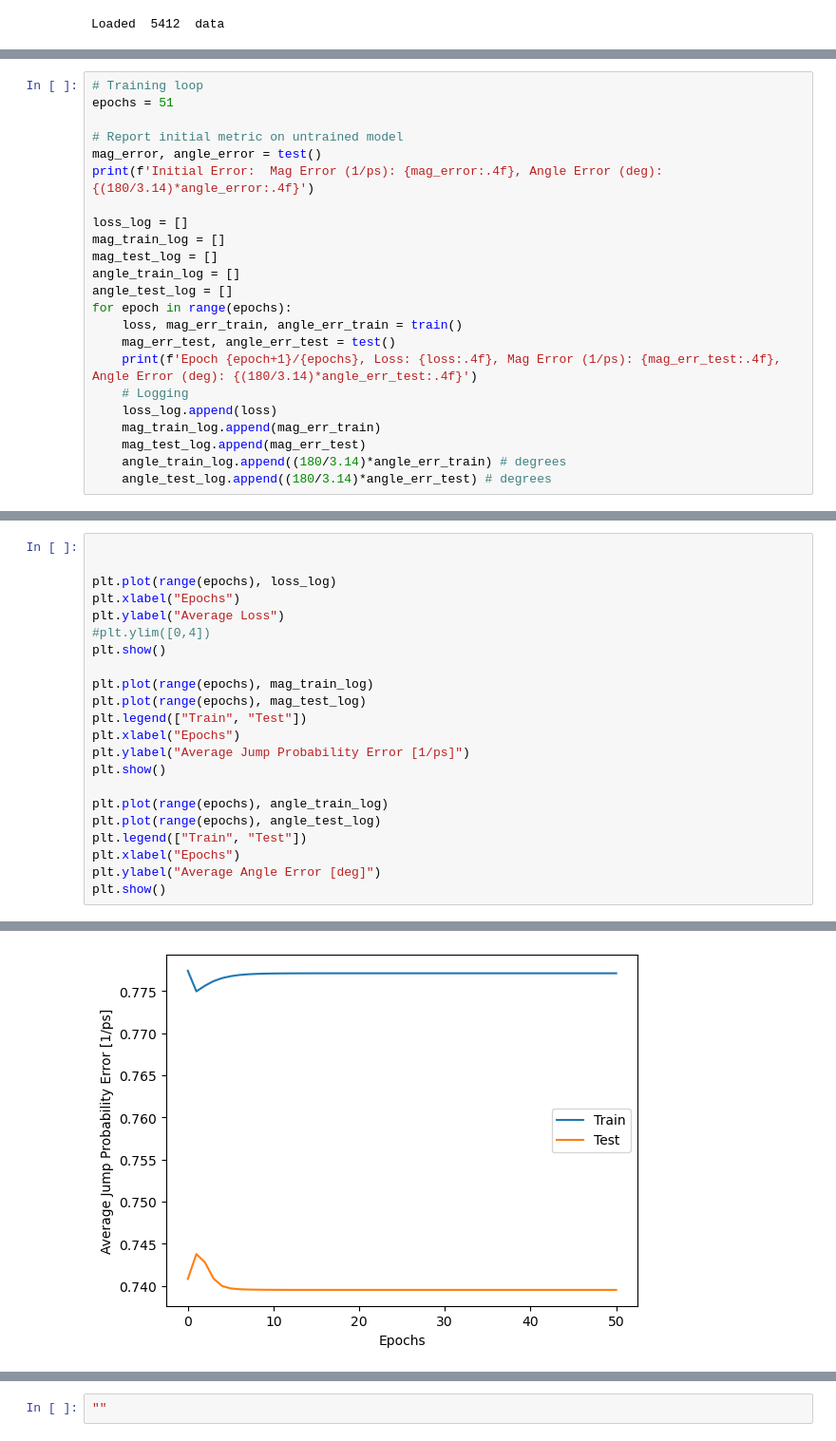
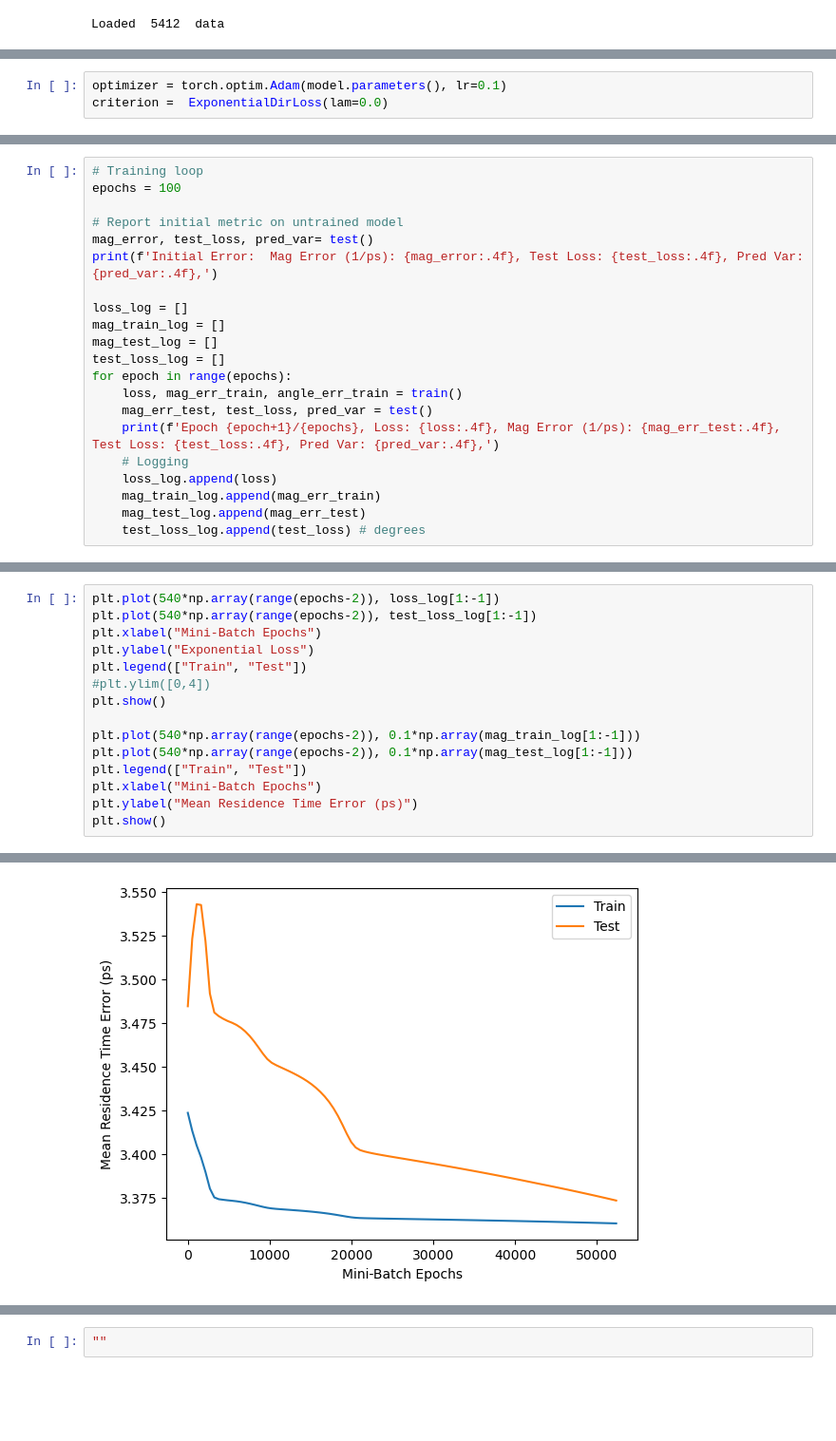
Before and after one commit to adampotter0105/Cation-Migration-ML, a Jupyter notebook: model.ipynb, the cells around one changed output, grey strips where cells are left out. Shown: that part at 95% size. Drawn from its saved outputs; the diff is of its cells as text; blank space fills up the shorter version.

```diff
--- a/model.ipynb
+++ b/model.ipynb
@@ -158,3 +192,6 @@ criterion = ExponentialDirLoss(lam=0.0)
+# %%
+optimizer = torch.optim.Adam(model.parameters(), lr=0.1)
+criterion =  ExponentialDirLoss(lam=0.0)
 # %%
 def train():
     """
@@ -224,24 +267,22 @@ def test():
 # %%
 # Training loop
-epochs = 51
+epochs = 100
 
 # Report initial metric on untrained model
-mag_error, angle_error = test()
-print(f'Initial Error:  Mag Error (1/ps): {mag_error:.4f}, Angle Error (deg): {(180/3.14)*angle_error:.4f}')
+mag_error, test_loss, pred_var= test()
+print(f'Initial Error:  Mag Error (1/ps): {mag_error:.4f}, Test Loss: {test_loss:.4f}, Pred Var: {pred_var:.4f},')
 
 loss_log = []
 mag_train_log = []
 mag_test_log = []
-angle_train_log = []
-angle_test_log = []
+test_loss_log = []
 for epoch in range(epochs):
     loss, mag_err_train, angle_err_train = train()
-    mag_err_test, angle_err_test = test()
-    print(f'Epoch {epoch+1}/{epochs}, Loss: {loss:.4f}, Mag Error (1/ps): {mag_err_test:.4f}, Angle Error (deg): {(180/3.14)*angle_err_test:.4f}')
+    mag_err_test, test_loss, pred_var = test()
+    print(f'Epoch {epoch+1}/{epochs}, Loss: {loss:.4f}, Mag Error (1/ps): {mag_err_test:.4f}, Test Loss: {test_loss:.4f}, Pred Var: {pred_var:.4f},')
     # Logging
     loss_log.append(loss)
     mag_train_log.append(mag_err_train)
     mag_test_log.append(mag_err_test)
-    angle_train_log.append((180/3.14)*angle_err_train) # degrees
-    angle_test_log.append((180/3.14)*angle_err_test) # degrees
+    test_loss_log.append(test_loss) # degrees
 # %% [output]
@@ -265,23 +306,16 @@ Epoch 51/51, Loss: 1.7490, Mag Error (1/ps): 0.7395, Angle Error (deg): 89.0830
 # %%
-
-
-plt.plot(range(epochs), loss_log)
-plt.xlabel("Epochs")
-plt.ylabel("Average Loss")
+plt.plot(540*np.array(range(epochs-2)), loss_log[1:-1])
+plt.plot(540*np.array(range(epochs-2)), test_loss_log[1:-1])
+plt.xlabel("Mini-Batch Epochs")
+plt.ylabel("Exponential Loss")
+plt.legend(["Train", "Test"])
 #plt.ylim([0,4])
 plt.show()
 
-plt.plot(range(epochs), mag_train_log)
-plt.plot(range(epochs), mag_test_log)
+plt.plot(540*np.array(range(epochs-2)), 0.1*np.array(mag_train_log[1:-1]))
+plt.plot(540*np.array(range(epochs-2)), 0.1*np.array(mag_test_log[1:-1]))
 plt.legend(["Train", "Test"])
-plt.xlabel("Epochs")
-plt.ylabel("Average Jump Probability Error [1/ps]")
+plt.xlabel("Mini-Batch Epochs")
+plt.ylabel("Mean Residence Time Error (ps)")
 plt.show()
-
-plt.plot(range(epochs), angle_train_log)
-plt.plot(range(epochs), angle_test_log)
-plt.legend(["Train", "Test"])
-plt.xlabel("Epochs")
-plt.ylabel("Average Angle Error [deg]")
-plt.show()
 # %% [output]
@@ -289 +323 @@ plt.show()
-[figure, old version]
+[figure, new version]
```
Also changed, not shown: parts of 10 cells of this notebook, 1 other file.
